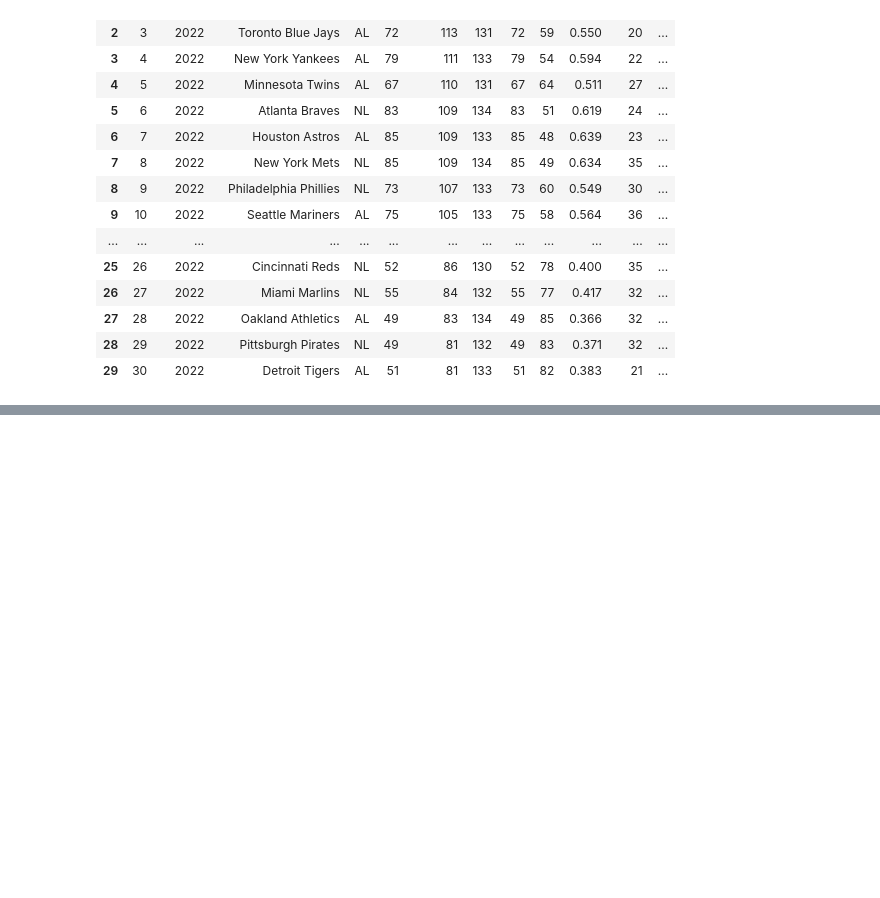
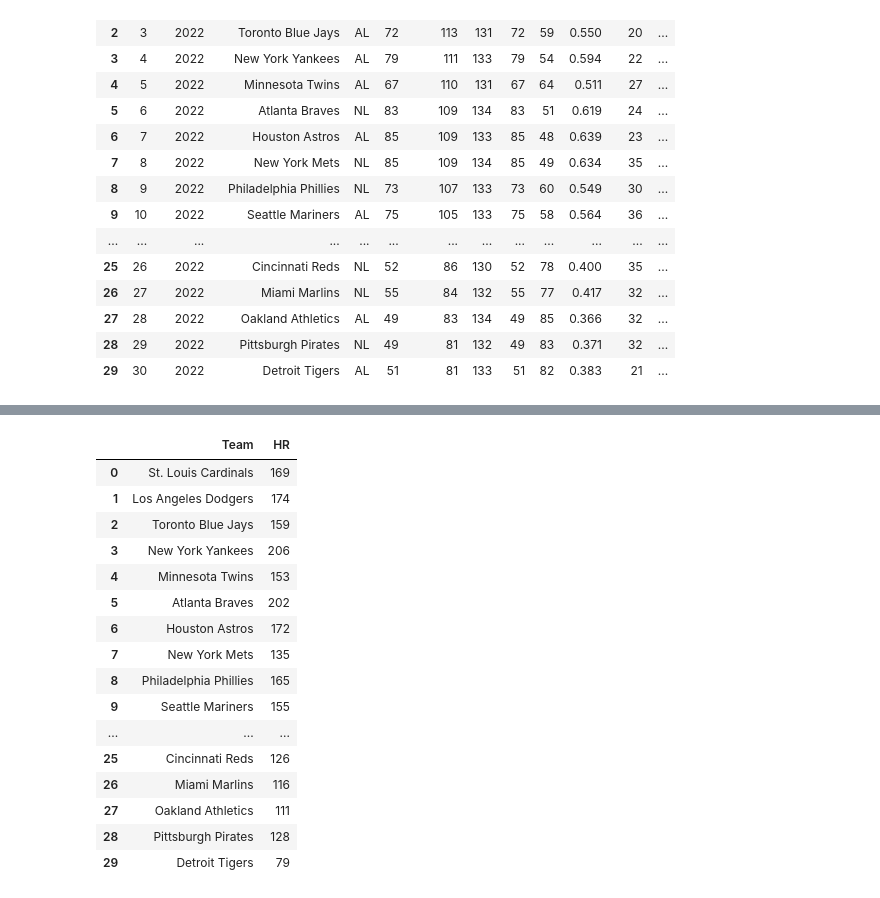
Before and after one commit to ShengChen3/hth_fallprogram, a Jupyter notebook: 2-Finding-an-Interesting-Dataset-ShengC/Untitled.ipynb, the cells around one changed output, grey strips where cells are left out. Drawn from its saved outputs; the diff is of its cells as text; code cells hidden in the pictures; blank space fills up the shorter version.

```diff
--- a/2-Finding-an-Interesting-Dataset-ShengC/Untitled.ipynb
+++ b/2-Finding-an-Interesting-Dataset-ShengC/Untitled.ipynb
@@ -29,0 +54,22 @@ baseball_data
+# %%
+# 2. What team has the highest homerun?
+highest_homerun = baseball_data[["Team","HR"]]
+highest_homerun
+# %% [output]
+|  | Team | HR |
+| 0 | St. Louis Cardinals | 169 |
+| 1 | Los Angeles Dodgers | 174 |
+| 2 | Toronto Blue Jays | 159 |
+| 3 | New York Yankees | 206 |
+| 4 | Minnesota Twins | 153 |
+| 5 | Atlanta Braves | 202 |
+| 6 | Houston Astros | 172 |
+| 7 | New York Mets | 135 |
+| 8 | Philadelphia Phillies | 165 |
+| 9 | Seattle Mariners | 155 |
+| ... | ... | ... |
+| 25 | Cincinnati Reds | 126 |
+| 26 | Miami Marlins | 116 |
+| 27 | Oakland Athletics | 111 |
+| 28 | Pittsburgh Pirates | 128 |
+| 29 | Detroit Tigers | 79 |
```
Also changed, not shown: parts of 4 cells of this notebook, 6 other files.
